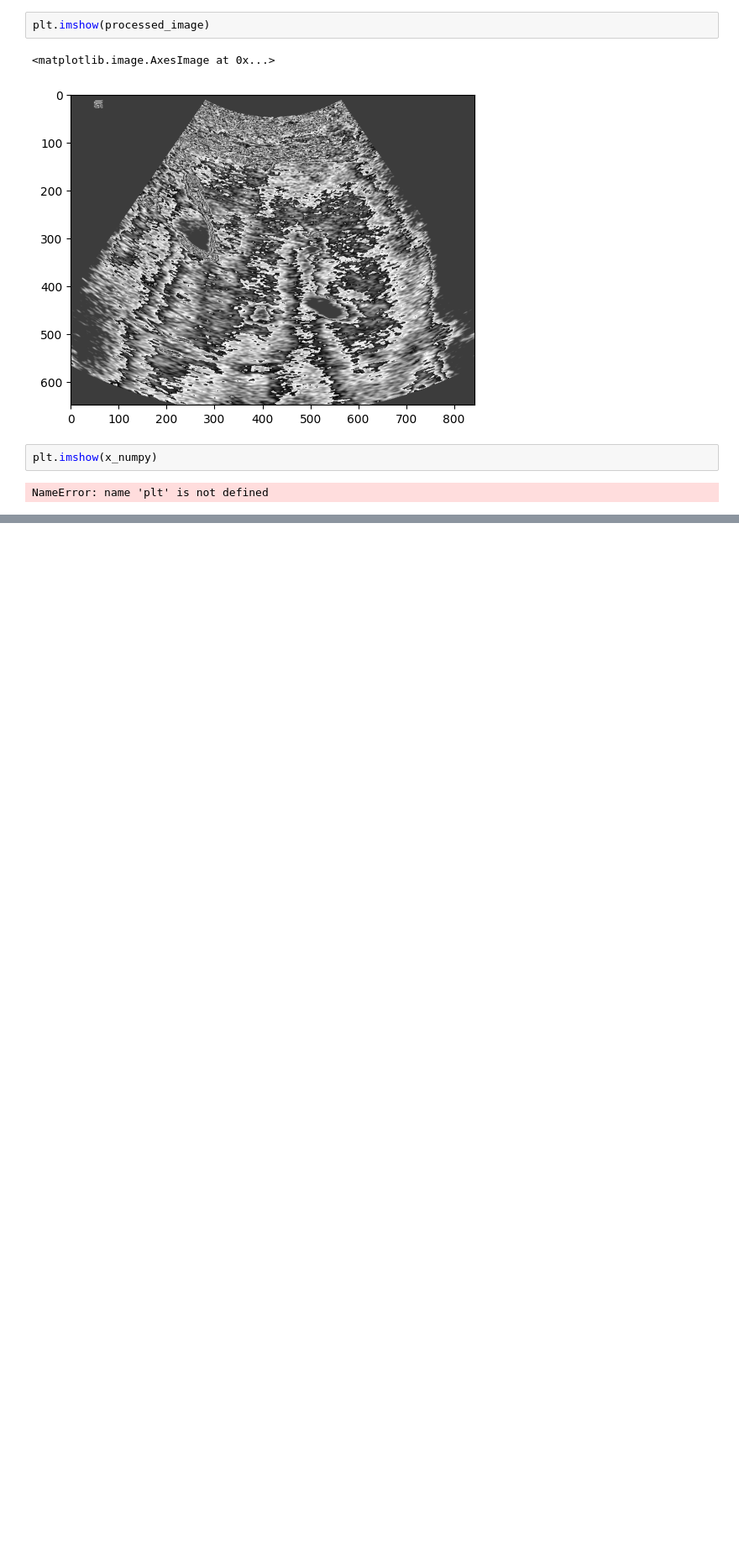
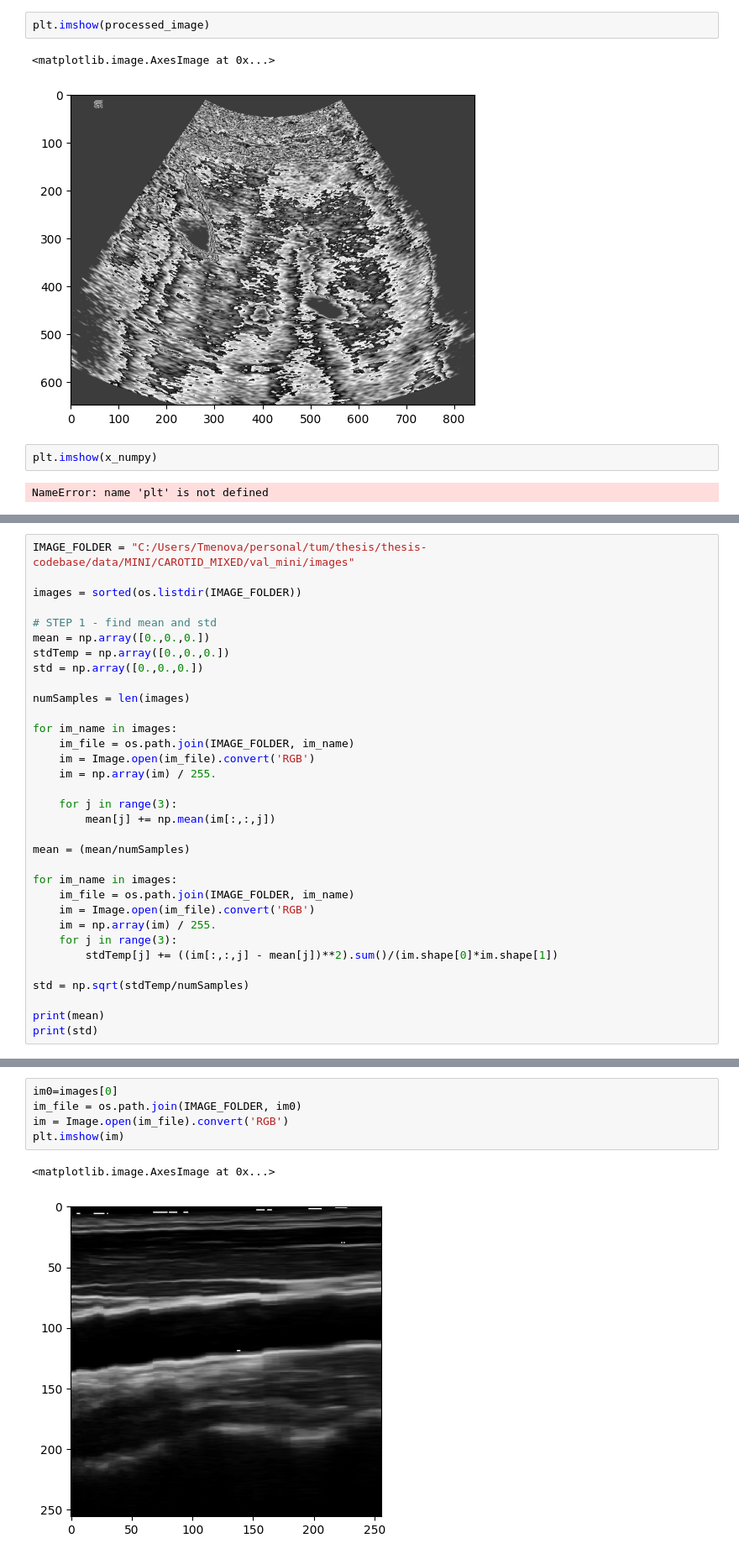
Before and after one commit to alexaatm/UnsupervisedSegmentor4Ultrasound, a Jupyter notebook: data_preprocessing/filter_norm_local.ipynb, the cells around one changed output, grey strips where cells are left out. Shown at 84% size. Drawn from its saved outputs; the diff is of its cells as text; blank space fills up the shorter version.

Commit message:
experiments with preprocessing data

```diff
--- a/data_preprocessing/filter_norm_local.ipynb
+++ b/data_preprocessing/filter_norm_local.ipynb
@@ -280,0 +283,33 @@ NameError: name 'plt' is not defined
+# %%
+IMAGE_FOLDER = "C:/Users/Tmenova/personal/tum/thesis/thesis-codebase/data/MINI/CAROTID_MIXED/val_mini/images"
+
+images = sorted(os.listdir(IMAGE_FOLDER))
+
+# STEP 1 - find mean and std
+mean = np.array([0.,0.,0.])
+stdTemp = np.array([0.,0.,0.])
+std = np.array([0.,0.,0.])
+
+numSamples = len(images)
+
+for im_name in images:
+    im_file = os.path.join(IMAGE_FOLDER, im_name)
+    im = Image.open(im_file).convert('RGB')
+    im = np.array(im) / 255.
+
+    for j in range(3):
+        mean[j] += np.mean(im[:,:,j])
+
+mean = (mean/numSamples)
+
+for im_name in images:
+    im_file = os.path.join(IMAGE_FOLDER, im_name)
+    im = Image.open(im_file).convert('RGB')
+    im = np.array(im) / 255.
+    for j in range(3):
+        stdTemp[j] += ((im[:,:,j] - mean[j])**2).sum()/(im.shape[0]*im.shape[1])
+
+std = np.sqrt(stdTemp/numSamples)
+
+print(mean)
+print(std)
@@ -280,0 +328,8 @@ NameError: name 'plt' is not defined
+# %%
+im0=images[0]
+im_file = os.path.join(IMAGE_FOLDER, im0)
+im = Image.open(im_file).convert('RGB')
+plt.imshow(im)
+# %% [output]
+<matplotlib.image.AxesImage at 0x...>
+[figure, added]
```
Also changed, not shown: parts of 32 cells of this notebook.
